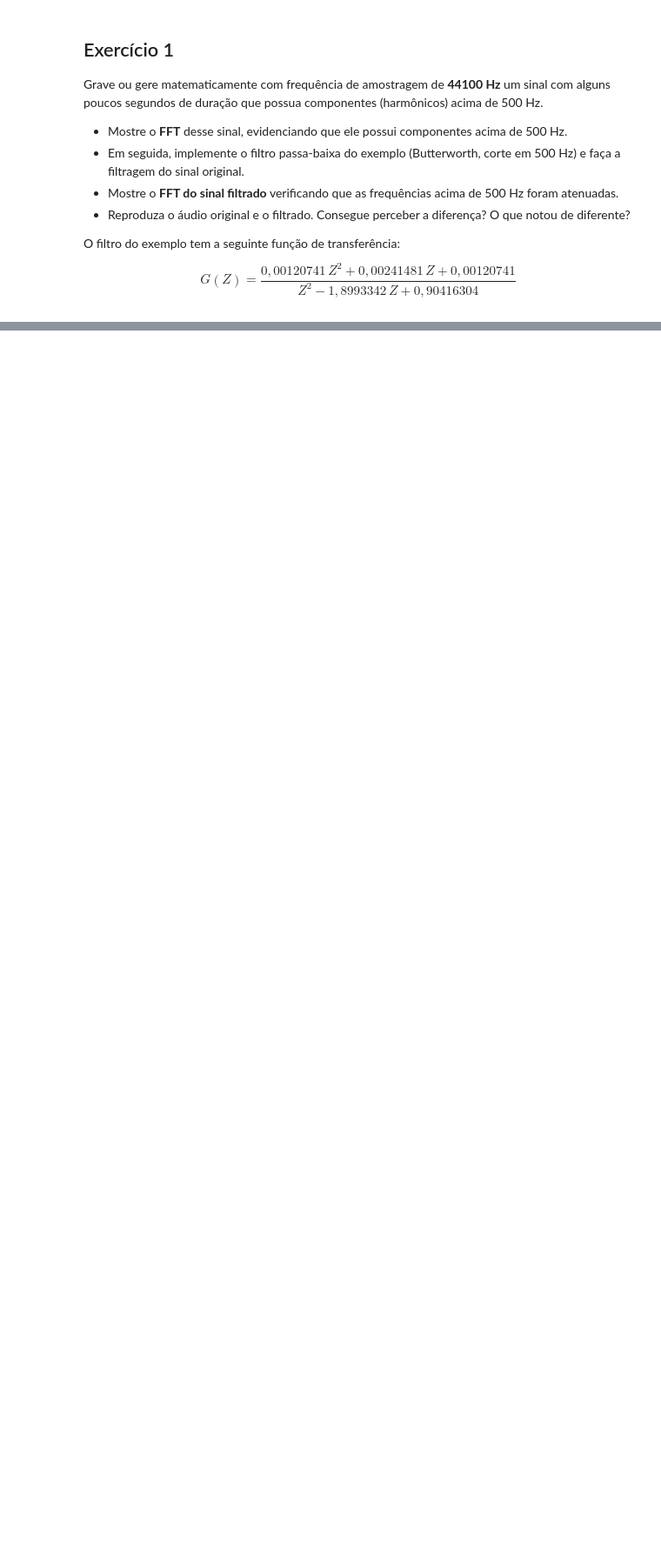
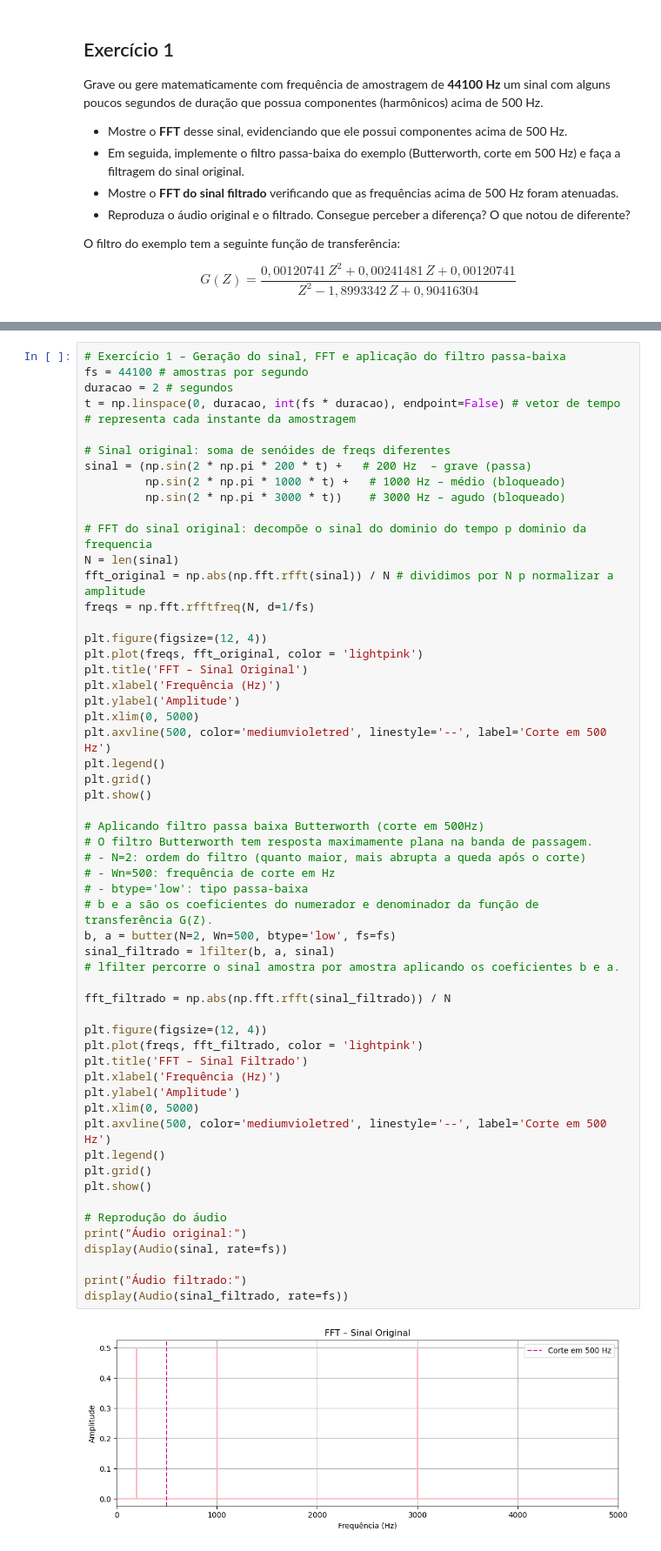
Before and after one commit to kailynmei/hk-projeto7-camadas, a Jupyter notebook: exs7kai.ipynb, the cells around one changed output, grey strips where cells are left out. Shown at 87% size. Saved outputs shown, nothing was run; the diff lists cells and outputs as text; blank space fills up the shorter version.

```diff
--- a/exs7kai.ipynb
+++ b/exs7kai.ipynb
@@ -25,0 +26,59 @@ $$G(Z) = \frac{0{,}00120741\, Z^2 + 0{,}00241481\, Z + 0{,}00120741}{Z^2 - 1{,}8
+# %%
+# Exercício 1 – Geração do sinal, FFT e aplicação do filtro passa-baixa
+fs = 44100 # amostras por segundo
+duracao = 2 # segundos
+t = np.linspace(0, duracao, int(fs * duracao), endpoint=False) # vetor de tempo
+# representa cada instante da amostragem
+
+# Sinal original: soma de senóides de freqs diferentes
+sinal = (np.sin(2 * np.pi * 200 * t) +   # 200 Hz  – grave (passa)
+         np.sin(2 * np.pi * 1000 * t) +   # 1000 Hz – médio (bloqueado)
+         np.sin(2 * np.pi * 3000 * t))    # 3000 Hz – agudo (bloqueado)
+
+# FFT do sinal original: decompõe o sinal do dominio do tempo p dominio da frequencia
+N = len(sinal)
+fft_original = np.abs(np.fft.rfft(sinal)) / N # dividimos por N p normalizar a amplitude
+freqs = np.fft.rfftfreq(N, d=1/fs)
+
+plt.figure(figsize=(12, 4))
+plt.plot(freqs, fft_original, color = 'lightpink')
+plt.title('FFT – Sinal Original')
+plt.xlabel('Frequência (Hz)')
+plt.ylabel('Amplitude')
+plt.xlim(0, 5000)
+plt.axvline(500, color='mediumvioletred', linestyle='--', label='Corte em 500 Hz')
+plt.legend()
+plt.grid()
+plt.show()
+
+# Aplicando filtro passa baixa Butterworth (corte em 500Hz)
+# O filtro Butterworth tem resposta maximamente plana na banda de passagem.
+# - N=2: ordem do filtro (quanto maior, mais abrupta a queda após o corte)
+# - Wn=500: frequência de corte em Hz
+# - btype='low': tipo passa-baixa
+# b e a são os coeficientes do numerador e denominador da função de transferência G(Z).
+b, a = butter(N=2, Wn=500, btype='low', fs=fs)
+sinal_filtrado = lfilter(b, a, sinal)
+# lfilter percorre o sinal amostra por amostra aplicando os coeficientes b e a.
+
+fft_filtrado = np.abs(np.fft.rfft(sinal_filtrado)) / N
+
+plt.figure(figsize=(12, 4))
+plt.plot(freqs, fft_filtrado, color = 'lightpink')
+plt.title('FFT – Sinal Filtrado')
+plt.xlabel('Frequência (Hz)')
+plt.ylabel('Amplitude')
+plt.xlim(0, 5000)
+plt.axvline(500, color='mediumvioletred', linestyle='--', label='Corte em 500 Hz')
+plt.legend()
+plt.grid()
+plt.show()
+
+# Reprodução do áudio
+print("Áudio original:")
+display(Audio(sinal, rate=fs))
+
+print("Áudio filtrado:")
+display(Audio(sinal_filtrado, rate=fs))
+# %% [output]
+[figure, added]
```
Also changed, not shown: parts of 28 cells of this notebook.
